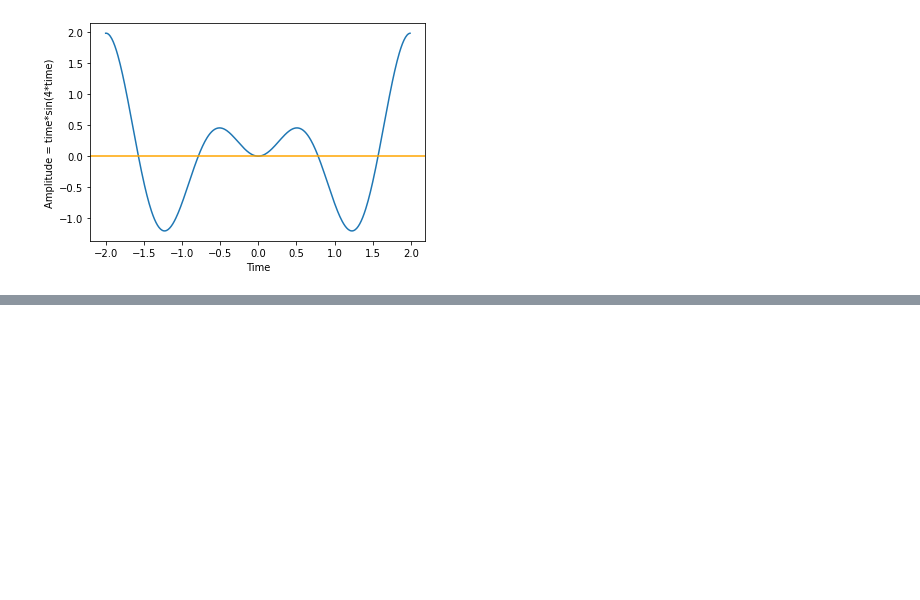
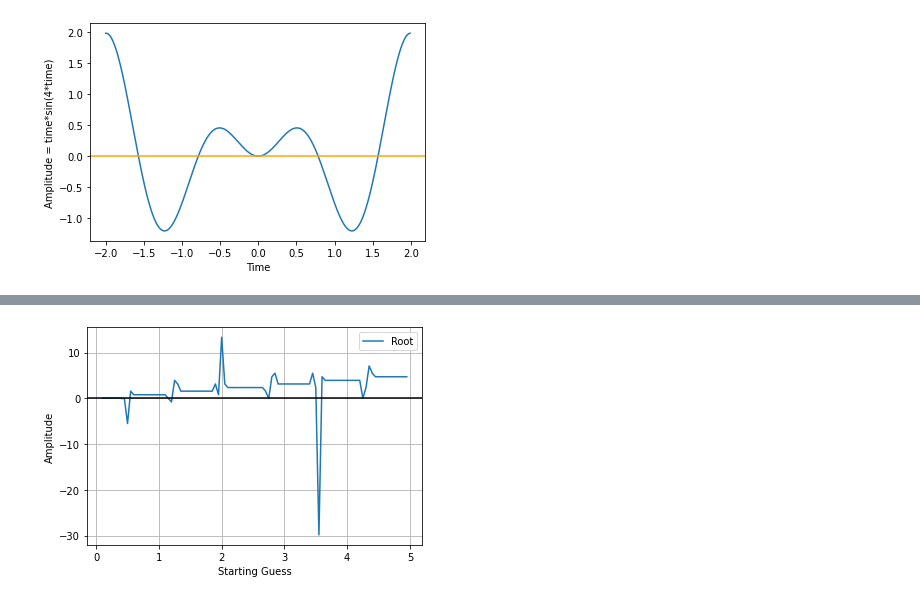
Before and after one commit to oburckard/PFE, a Jupyter notebook: Lab4.ipynb, the cells around one changed output, grey strips where cells are left out. Drawn from its saved outputs; the diff is of its cells as text; code cells hidden in the pictures; blank space fills up the shorter version.

```diff
--- a/Lab4.ipynb
+++ b/Lab4.ipynb
@@ -410,0 +411,85 @@ Required root is: 18.06415776
+# %%
+# Import pyplot as plt
+import matplotlib.pyplot as plt
+
+# Defining Function
+import numpy as np
+
+
+def f(x):
+   return np.sin(4*x)*x
+
+# Defining derivative of function
+def g(x):
+   return np.sin(4*x)+4*np.cos(4*x)*x
+
+# Implementing Newton Method
+def newton(x0,e,N):
+  # print('\n\n*** NEWTON METHOD IMPLEMENTATION ***')
+   step = 1
+   flag = 1
+   condition = True
+   while condition:
+      if g(x0) == 0.0:
+         print('Divide by zero error!')
+         break
+      x1 = x0 - f(x0)/g(x0)
+     # print('Iteration-%d, x1 = %0.6f and f(x1) = %0.6f' % (step, x1, f(x1)))
+      x0 = x1
+      #plt.plot(x1, step, 'o')
+      step = step + 1
+
+      if step > N:
+         flag = 0
+         break
+      condition = abs(f(x1)) > e
+      if flag==1:
+        print('\nRequired root is: %0.8f' % x1)
+      else:
+        print('\nNot Convergent.')
+   return x1, step
+  #return step
+
+#e = input('Tolerable Error: ')
+e=0.01
+e = float(e)
+#N = input('Maximum Step: ')
+N=20
+N = int(N)
+
+#x0 = 0
+#for i in range(5):
+ # x0 = x0 + 0.05
+ # x0 = float(x0)
+x0 = np.arange(0.1,5,0.05)
+
+# Starting Newton Method
+StartingGuess = []
+root = []
+nbStep = []
+
+for i in x0 :
+  StartingGuess.append(i)
+  x1, step = newton(i,e,N)
+  root.append(x1)
+  nbStep.append(step)
+
+
+
+
+##############
+#Plot part
+plt.plot(StartingGuess, root, label='Root')
+
+#Give x axis label
+plt.xlabel('Starting Guess')
+#Give y axis label
+plt.ylabel('Amplitude')
+plt.grid(True, which='both')
+plt.axhline(y=0, color='k')
+plt.legend()
+plt.show()
+
+#Display
+plt.show
+# %% [output]
@@ -410,0 +513 @@ Required root is: 18.06415776
+[figure, added]
```
Also changed, not shown: parts of 4 cells of this notebook.
